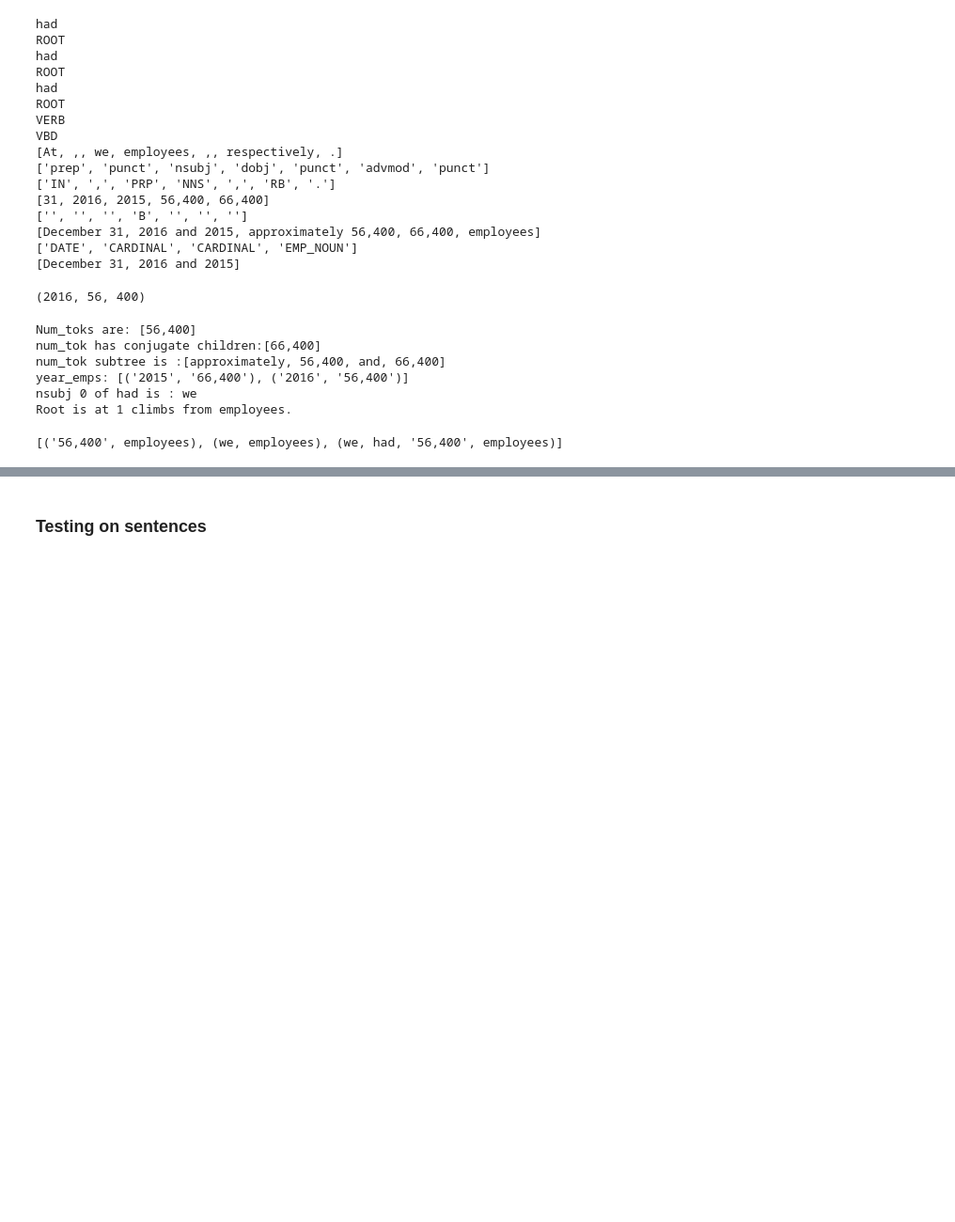
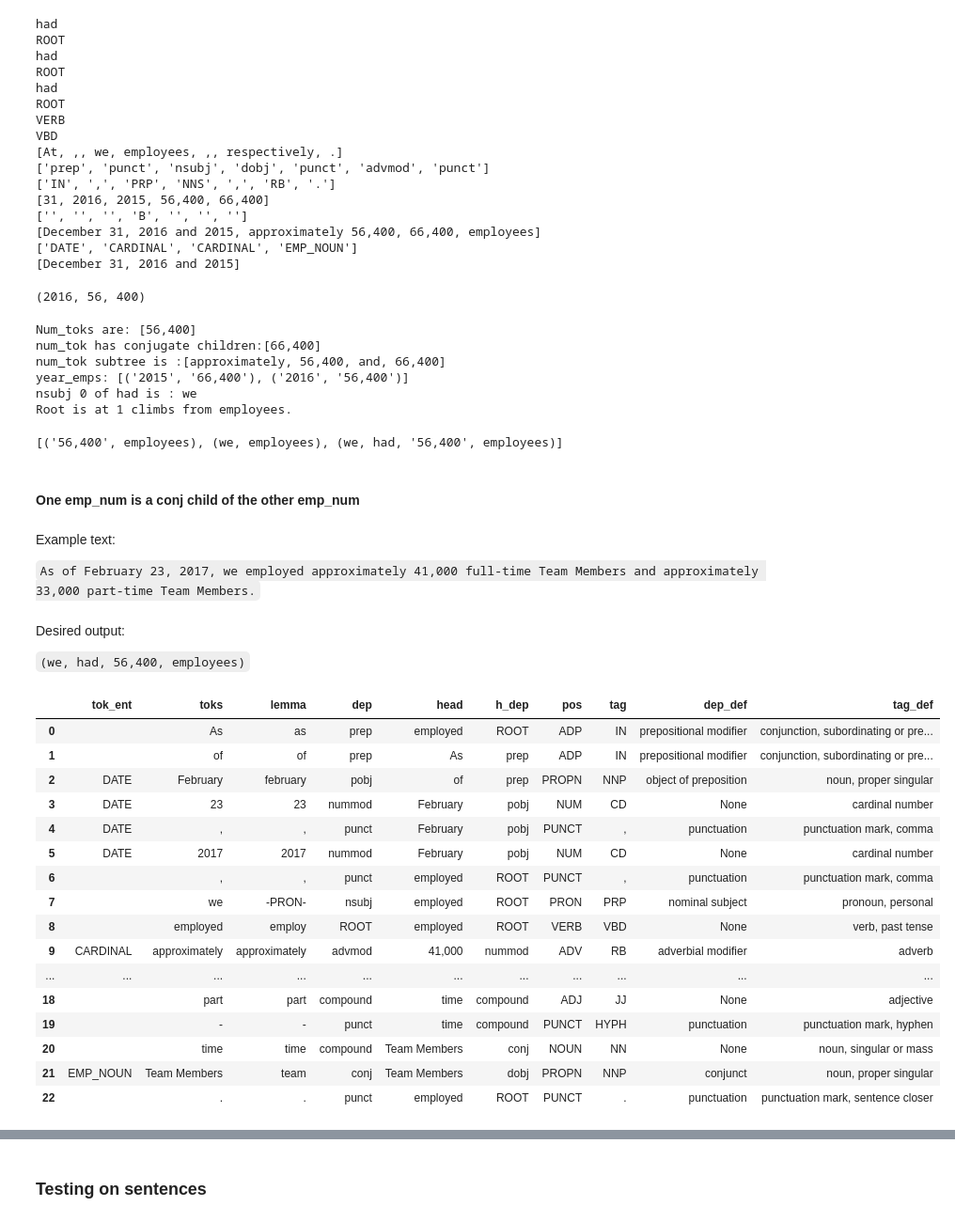
Before and after one commit to JarrodAJ/sec_employee_information_extraction, a Jupyter notebook: 4_Define_SpaCy_NER.ipynb, the cells around one changed output, grey strips where cells are left out. Shown at 94% size. Saved outputs shown, nothing was run; the diff lists cells and outputs as text; code cells hidden in the pictures; blank space fills up the shorter version.

```diff
--- a/4_Define_SpaCy_NER.ipynb
+++ b/4_Define_SpaCy_NER.ipynb
@@ -1744,3 +1861,35 @@ year_emps: [('2015', '66,400'), ('2016', '56,400')]
 nsubj 0 of had is : we
 Root is at 1 climbs from employees.
 [('56,400', employees), (we, employees), (we, had, '56,400', employees)]
+# %% [markdown]
+#### One emp_num is a conj child of the other emp_num
+# %% [markdown]
+Example text:
+
+`As of February 23, 2017, we employed approximately 41,000 full-time Team Members and approximately 33,000 part-time Team Members.`
+# %% [markdown]
+Desired output:
+
+`(we, had, 56,400, employees)`
+# %%
+ex8 = nlp("As of February 23, 2017, we employed approximately 41,000 full-time Team Members and approximately 33,000 part-time Team Members.")
+# %%
+print_df(make_tok_df(ex8))
+# %% [output]
+|  | tok_ent | toks | lemma | dep | head | h_dep | pos | tag | dep_def | tag_def |
+| 0 |  | As | as | prep | employed | ROOT | ADP | IN | prepositional modifier | conjunction, subordinating or pre... |
+| 1 |  | of | of | prep | As | prep | ADP | IN | prepositional modifier | conjunction, subordinating or pre... |
+| 2 | DATE | February | february | pobj | of | prep | PROPN | NNP | object of preposition | noun, proper singular |
+| 3 | DATE | 23 | 23 | nummod | February | pobj | NUM | CD | None | cardinal number |
+| 4 | DATE | , | , | punct | February | pobj | PUNCT | , | punctuation | punctuation mark, comma |
+| 5 | DATE | 2017 | 2017 | nummod | February | pobj | NUM | CD | None | cardinal number |
+| 6 |  | , | , | punct | employed | ROOT | PUNCT | , | punctuation | punctuation mark, comma |
+| 7 |  | we | -PRON- | nsubj | employed | ROOT | PRON | PRP | nominal subject | pronoun, personal |
+| 8 |  | employed | employ | ROOT | employed | ROOT | VERB | VBD | None | verb, past tense |
+| 9 | CARDINAL | approximately | approximately | advmod | 41,000 | nummod | ADV | RB | adverbial modifier | adverb |
+| ... | ... | ... | ... | ... | ... | ... | ... | ... | ... | ... |
+| 18 |  | part | part | compound | time | compound | ADJ | JJ | None | adjective |
+| 19 |  | - | - | punct | time | compound | PUNCT | HYPH | punctuation | punctuation mark, hyphen |
+| 20 |  | time | time | compound | Team Members | conj | NOUN | NN | None | noun, singular or mass |
+| 21 | EMP_NOUN | Team Members | team | conj | Team Members | dobj | PROPN | NNP | conjunct | noun, proper singular |
+| 22 |  | . | . | punct | employed | ROOT | PUNCT | . | punctuation | punctuation mark, sentence closer |
```
Also changed, not shown: parts of 52 cells of this notebook.
